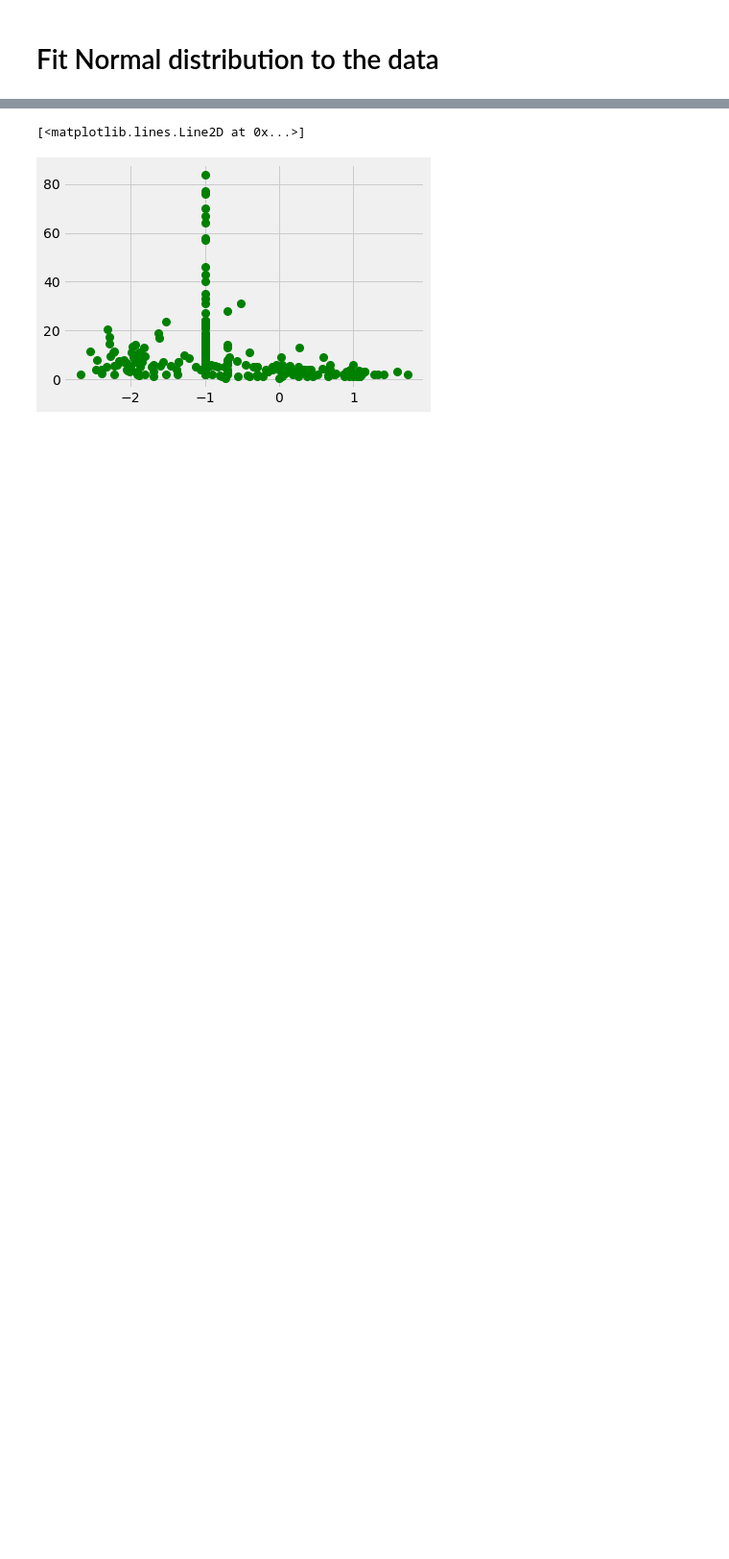
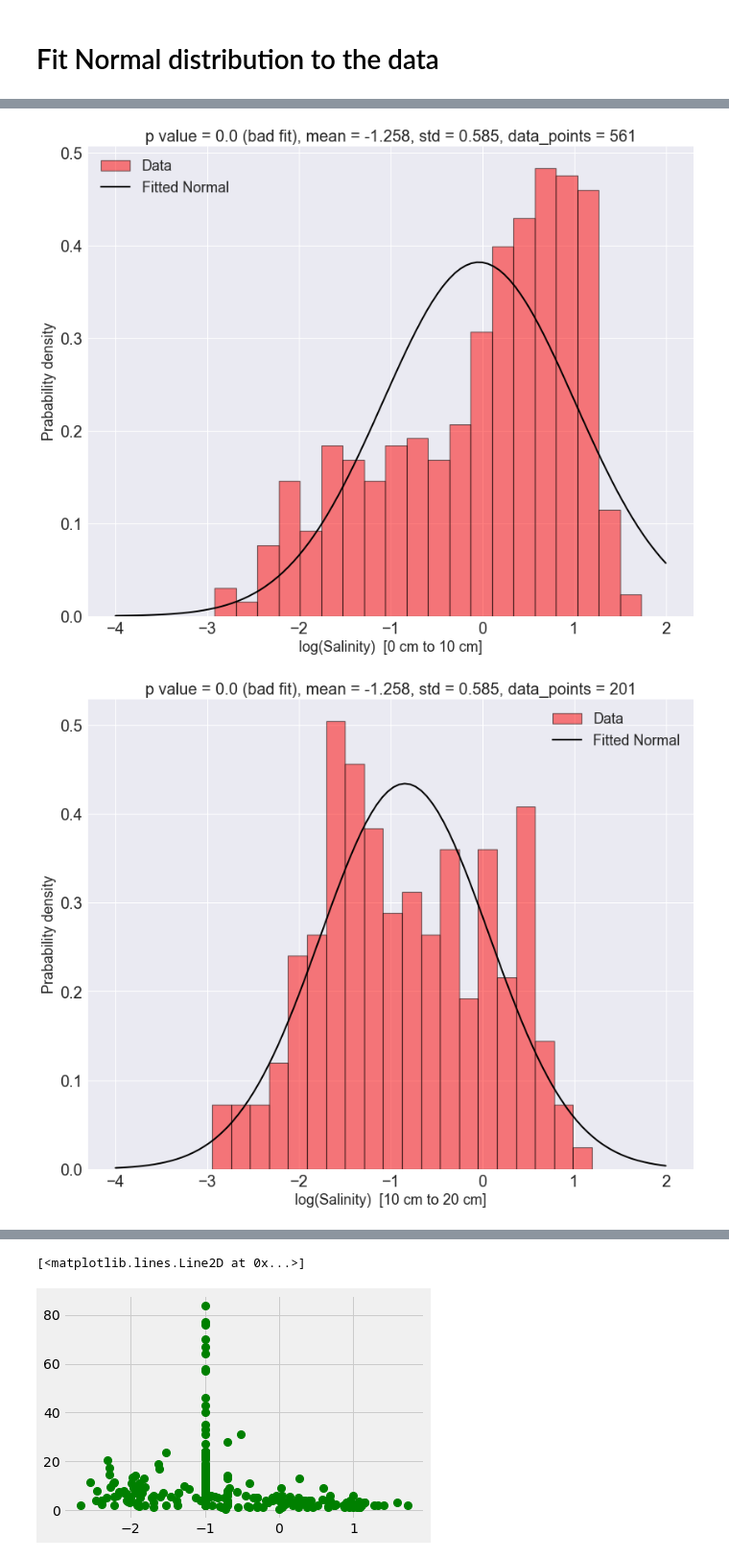
Before and after one commit to bazilsky/jupyter_local, a Jupyter notebook: netcdf/confer_salinity_3.ipynb, the cells around one changed output, grey strips where cells are left out. Shown at 96% size. Saved outputs shown, nothing was run; the diff lists cells and outputs as text; code cells hidden in the pictures; blank space fills up the shorter version.

```diff
--- a/netcdf/confer_salinity_3.ipynb
+++ b/netcdf/confer_salinity_3.ipynb
@@ -175,0 +226,63 @@ Parameters for the best fit distribution:  (3.201939107399405, -3.35142937435451
+# %%
+bin_limits = [(i*10, (i+1)*10) for i in range(5)]
+#bin_limits = [(0,20), (20,100)]
+
+for bin1, bin2 in bin_limits:
+    #bin1 = 0
+    #bin2 = 10
+
+    flag = (all_sd>bin1) & (all_sd<bin2)
+    salinity_2 = all_sp[flag]
+    # count number of data points
+    n = len(salinity_2)
+
+    plt.figure(figsize=(12,10))
+    plt.style.use('seaborn')
+    plt.hist(np.log10(salinity_2),bins = 20, color = 'r', alpha = 0.5, label = 'Data', edgecolor = 'k', linewidth = 1.2, density = True)
+
+    dist = stats.norm
+    params = dist.fit(np.log10(salinity_2))
+    x = np.linspace(-4, 2, 100)
+    pdf_fitted = dist.pdf(x, *params)
+
+    # estimate the p value using the Kolmogorov-Smirnov test
+    p_value = kstest(np.log10(salinity_2), 'norm', args=params)[1]
+    stat, p = normaltest(np.log10(salinity_2))
+
+    p_value = np.round(p_value, 3)
+    flag = ''
+
+    """
+
+    if p_value > 0.05:
+        flag2 = 'good fit'
+
+    else:
+        flag2 = 'bad fit'
+
+    """
+
+    if p > 0.05:
+        flag2 = 'good fit'
+    else:
+        flag2 = 'bad fit'
+
+
+    plt.plot(x, pdf_fitted, 'k-', linewidth = 2, label = 'Fitted Normal')
+    plt.legend(fontsize = 18)
+
+    #plt.colorbar()
+    plt.xticks(fontsize = 20)
+    plt.yticks(fontsize = 20)
+    plt.title(f'p value = {round(p,3)} ({flag2}), mean = {round(mean,3)}, std = {round(std,3)}, data_points = {n}',fontsize = 20)
+    #plt.title(f'p value = {p} ({flag2}), mean = {round(mean,3)}, std = {round(std,3)} ',fontsize = 20)
+    plt.xlabel(f'log(Salinity)  [{bin1} cm to {bin2} cm]',fontsize = 18)
+    plt.ylabel('Prabability density',fontsize = 18)
+    #plt.ylabel('Snow_depth, Z (cm)',fontsize = 18)
+    #plt.yscale('log')
+
+
+    #plt.hist(salinity_slice, bins = 10, density = True, color = 'r', alpha = 0.5, label = 'Data')
+# %% [output]
+[figure, added]
+[figure, added]
```
Also changed, not shown: parts of 15 cells of this notebook, 7 other files.
